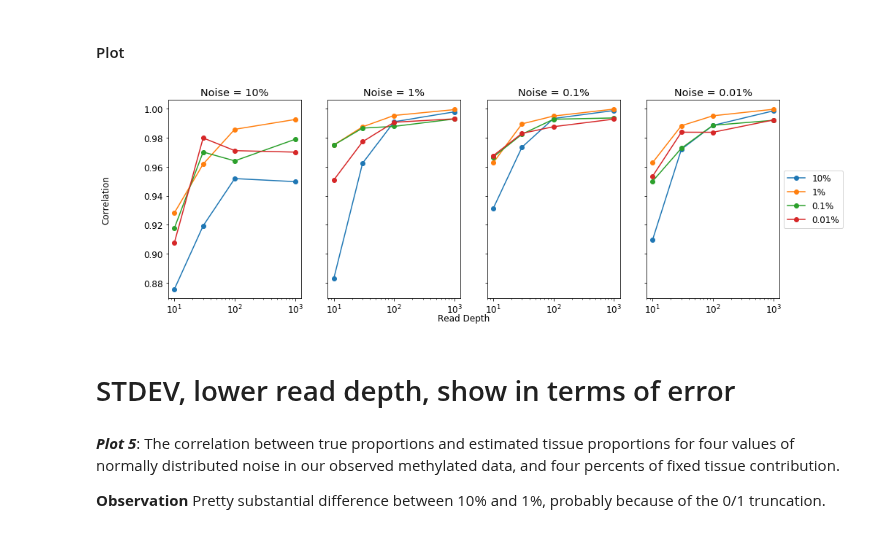
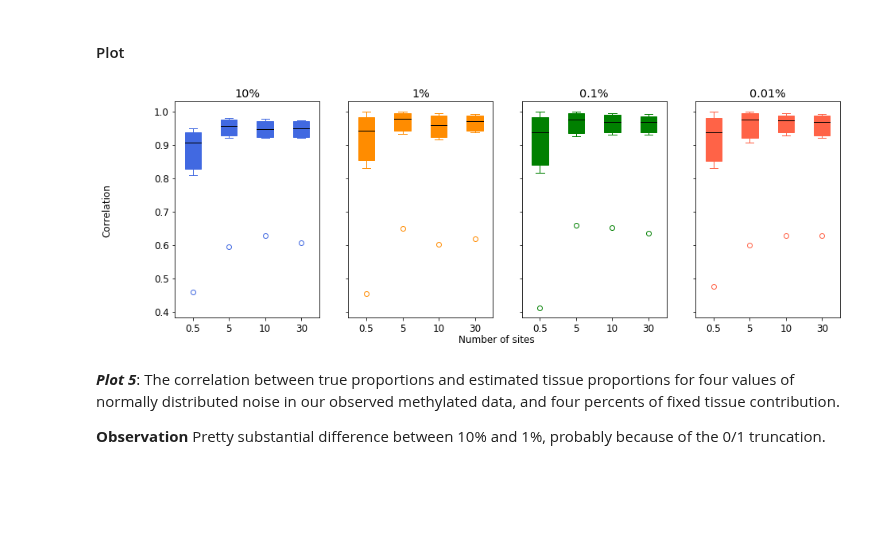
Before and after one commit to yangkangyf/cfDNA-deconvolution, a Jupyter notebook: plots/Simulation_experiments_1.ipynb, the cells around one changed output. Drawn from its saved outputs; the diff is of its cells as text; code cells hidden in the pictures; blank space fills up the shorter version.

```diff
--- a/plots/Simulation_experiments_1.ipynb
+++ b/plots/Simulation_experiments_1.ipynb
@@ -113,7 +114,7 @@ reference = roadmap_dmrs_top10000.as_matrix().T  # make reference a numpy array
 
 Each sub-experiment has differing parameters for generating simulating data outlined in the 'experiment parameters' section.
 # %%
-read_depths = [10, 30, 100, 1000]  # depths to sample aroudn
+read_depths = [0.5, 5, 10, 30, 100, 1000]  # depths to sample aroudn
 tissue_percents = [10, 1, 0.1, 0.01]  # percent of one fixed tissue
 individuals = 1  # number of individuals to optimize around
 sites = reference.shape[1]  # number of CpG sites
@@ -121,7 +122,7 @@ tissues = reference.shape[0]  # number of tissues in reference
 tissue_of_interest = 2  # tissue of interest to fix, in this case it is brain_germinal matrix
 method = qp # optimization method, in this case, quadratic programming
 noise = 0  # no noise for right now
-replicates = 10  # perform simulation 50 times
+replicates = 50  # perform simulation 50 times
 # %% [markdown]
 #### Run Simulation
 
@@ -407,7 +407,7 @@ individuals = 1
 tissue_of_interest = 2  # keep brain as the tissue of interest to fix
 method = qp
 noise = 0
-replicates = 10
+replicates = 50
 # %% [markdown]
 #### Run Simulation
 # %% [markdown]
@@ -586,7 +585,7 @@ optimization parameters stay the same as experiment one, but add a noise_range p
 # same as experiment 1
 
 reference = roadmap_top_10000  # just the standard top 10,000 sites used in experiment 1
-read_depths = [10, 30, 100, 1000]  # switch to a range of read depths
+read_depths = [0.5, 5, 10, 30, 100, 1000]  # switch to a range of read depths
 tissue_percents = [10, 1, 0.1, 0.01]
 individuals = 1
 sites = reference.shape[1]
@@ -594,7 +593,7 @@ tissues = reference.shape[0]
 tissue_of_interest = 2  # brain tissue of interest
 method = qp
 noise_range = [10, 1, 0.1, 0.01] # logarithmic range of noise
-replicates = 10
+replicates = 50
 # %% [markdown]
 #### Run Simulation
 
@@ -624,25 +623,31 @@ for noise in noise_range:
 # %%
 plt.rcParams.update({'font.size': 12})
 
-fig, axes = plt.subplots(1, len(noise_range), sharey=True, figsize=(15, 5)) # makes subplots that share a y axis
+# use difference matrix instead of correlation
+fig, axes = plt.subplots(1, len(tissue_percents), sharey=True, figsize=(15, 5)) # makes subplots that share a y axis
 axes.ravel()
 
-for i in range(len(noise_range)):
-    for val, percent in zip(correlation[i], tissue_percents):
-        axes[i].plot(read_depths, val, '-o', label=str(percent) + "%")
-        axes[i].set_xscale("log")
-        axes[i].set_title("Noise = " + str(noise_range[i]) + "%")
+colors = ["royalblue", "darkorange", "green", "tomato"]  # set colors (default is white)
+for i, c in zip(range(len(correlation)), colors):
 
-axes[i].legend(loc='center left', bbox_to_anchor=(1, 0.5))
+    axes[i].boxplot(correlation[i], patch_artist=True, # patch artist necessary to set color
+            boxprops=dict(facecolor=c, color=c),
+            capprops=dict(color=c),
+            whiskerprops=dict(color=c),
+            flierprops=dict(color=c, markeredgecolor=c),
+            medianprops=dict(color="black"))
 
-fig.text(0.5, 0.04, 'Read Depth', ha='center')
+    axes[i].set_title(str(tissue_percents[i]) + "%")
+    axes[i].set_xticklabels(read_depths) # instead of tissue percents, have it be number of sites
+
+
+# gives commmon axis labels
+fig.text(0.5, 0.04, 'Number of sites', ha='center')
 fig.text(0.04, 0.5, 'Correlation', va='center', rotation='vertical')
 
 plt.show()
 # %% [output]
-[figure, old version]
+[figure, new version]
-# %% [markdown]
-# STDEV, lower read depth, show in terms of error
 # %% [markdown]
 __*Plot 5*__: The correlation between true proportions and estimated tissue proportions for four values of normally distributed noise in our observed methylated data, and four percents of fixed tissue contribution.
 
```
Also changed, not shown: parts of 6 cells of this notebook, 6 other files.
